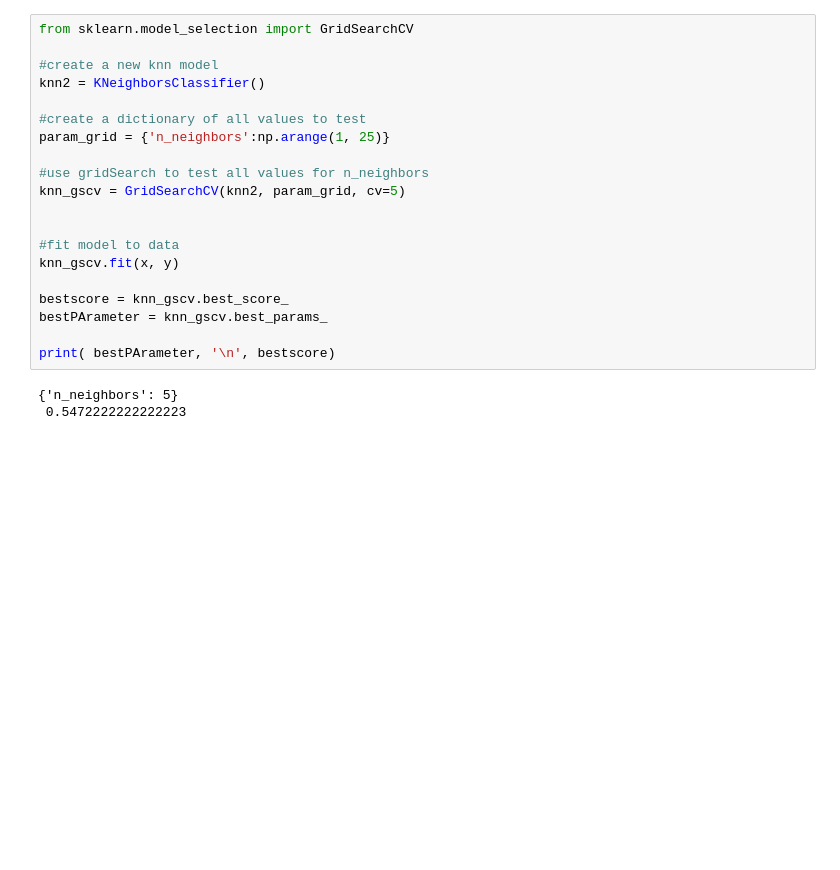
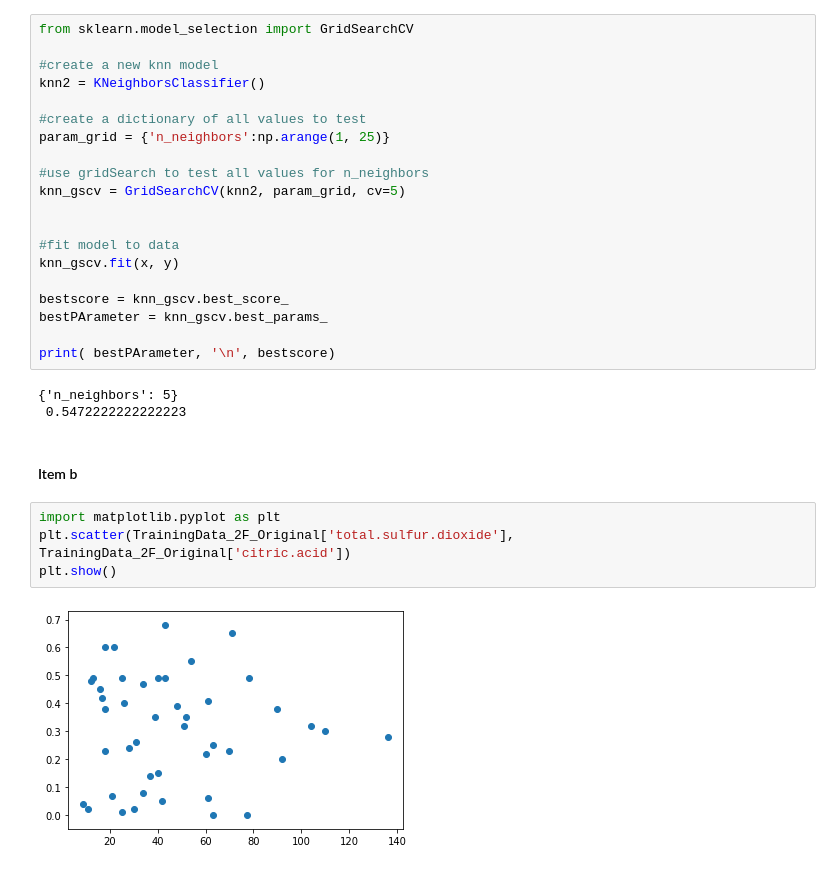
Before and after one commit to kaline/CMP263---2022-1---KNN, a Jupyter notebook: test.ipynb, the cells around one changed output. Saved outputs shown, nothing was run; the diff lists cells and outputs as text; blank space fills up the shorter version.

Commit message:
Add item b

```diff
--- a/test.ipynb
+++ b/test.ipynb
@@ -320,3 +322,11 @@ print( bestPArameter, '\n', bestscore)
 # %% [output]
 {'n_neighbors': 5}
  0.5472222222222223
+# %% [markdown]
+#### Item b
+# %%
+import matplotlib.pyplot as plt
+plt.scatter(TrainingData_2F_Original['total.sulfur.dioxide'], TrainingData_2F_Original['citric.acid'])
+plt.show()
+# %% [output]
+[figure, added]
```
Also changed, not shown: parts of 4 cells of this notebook.
